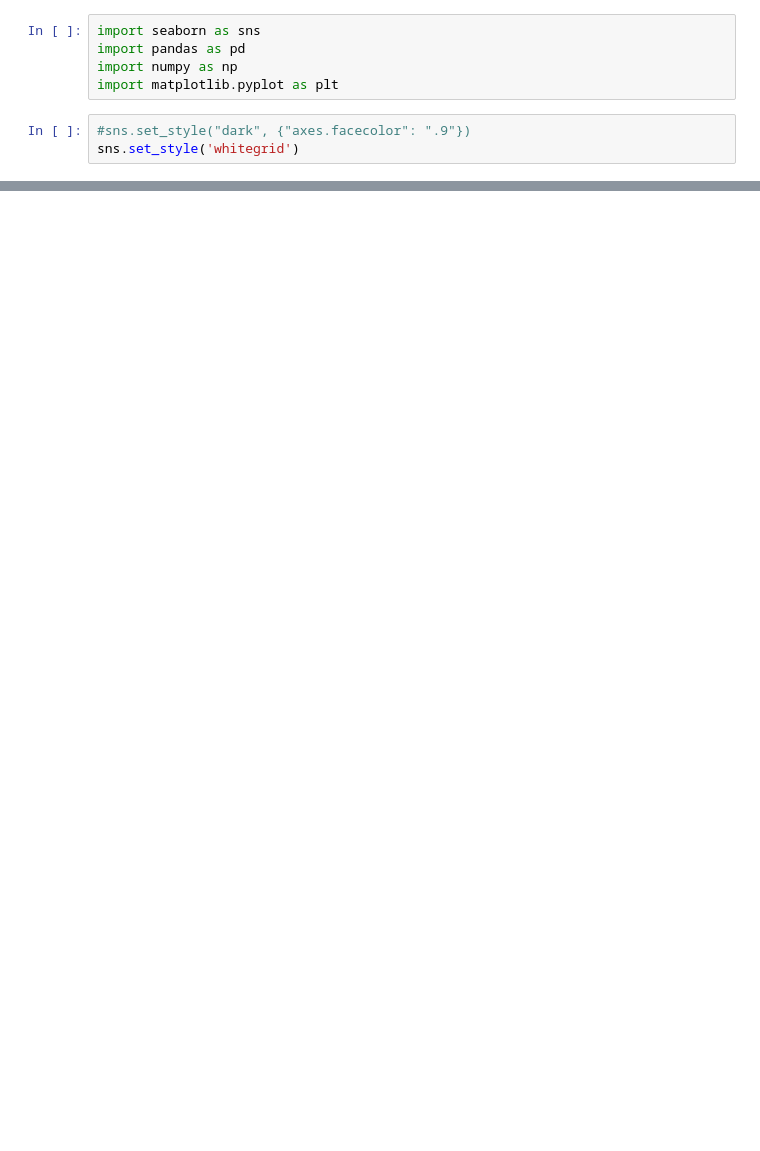
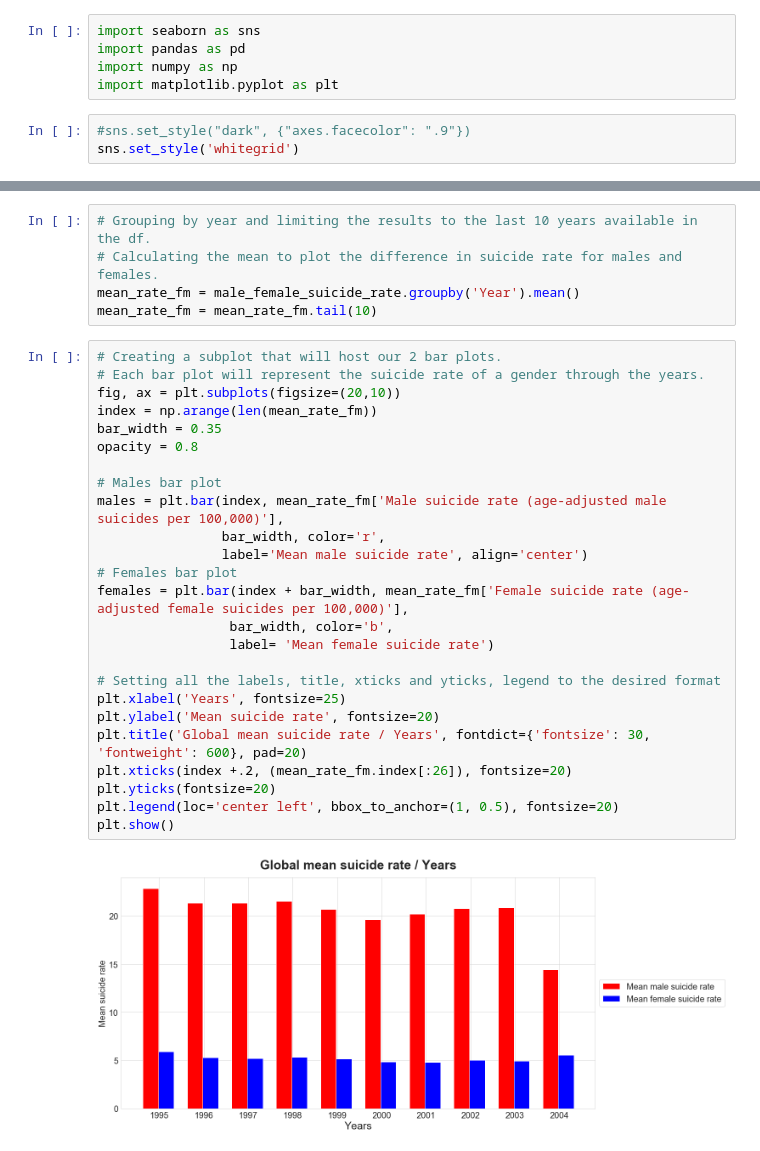
Before and after one commit to NachoMartinezJ/your-own-project, a Jupyter notebook: suicide_analysis2.ipynb, the cells around one changed output, grey strips where cells are left out. Cells and saved outputs as stored; diff of their text form; blank space fills up the shorter version.

Commit message:
Creating aggregate table and plotting it

```diff
--- a/suicide_analysis2.ipynb
+++ b/suicide_analysis2.ipynb
@@ -17,3 +17,35 @@ male_female_suicide_rate.head()
 | 2 | Algeria | DZA | 2004 | 5.145025 | 4.600765 |
 | 3 | Andorra | AND | 2004 | 8.048293 | 2.902797 |
 | 4 | Angola | AGO | 2004 | 21.472977 | 8.143820 |
+# %%
+# Grouping by year and limiting the results to the last 10 years available in the df.
+# Calculating the mean to plot the difference in suicide rate for males and females.
+mean_rate_fm = male_female_suicide_rate.groupby('Year').mean()
+mean_rate_fm = mean_rate_fm.tail(10)
+# %%
+# Creating a subplot that will host our 2 bar plots.
+# Each bar plot will represent the suicide rate of a gender through the years.
+fig, ax = plt.subplots(figsize=(20,10))
+index = np.arange(len(mean_rate_fm))
+bar_width = 0.35
+opacity = 0.8
+
+# Males bar plot
+males = plt.bar(index, mean_rate_fm['Male suicide rate (age-adjusted male suicides per 100,000)'],
+                bar_width, color='r',
+                label='Mean male suicide rate', align='center')
+# Females bar plot
+females = plt.bar(index + bar_width, mean_rate_fm['Female suicide rate (age-adjusted female suicides per 100,000)'],
+                 bar_width, color='b',
+                 label= 'Mean female suicide rate')
+
+# Setting all the labels, title, xticks and yticks, legend to the desired format
+plt.xlabel('Years', fontsize=25)
+plt.ylabel('Mean suicide rate', fontsize=20)
+plt.title('Global mean suicide rate / Years', fontdict={'fontsize': 30, 'fontweight': 600}, pad=20)
+plt.xticks(index +.2, (mean_rate_fm.index[:26]), fontsize=20)
+plt.yticks(fontsize=20)
+plt.legend(loc='center left', bbox_to_anchor=(1, 0.5), fontsize=20)
+plt.show()
+# %% [output]
+[figure, added]
```
